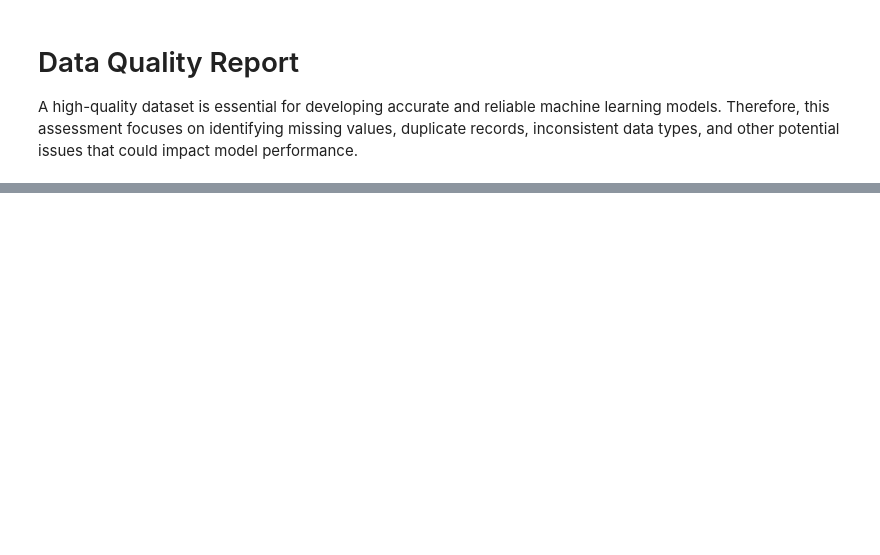
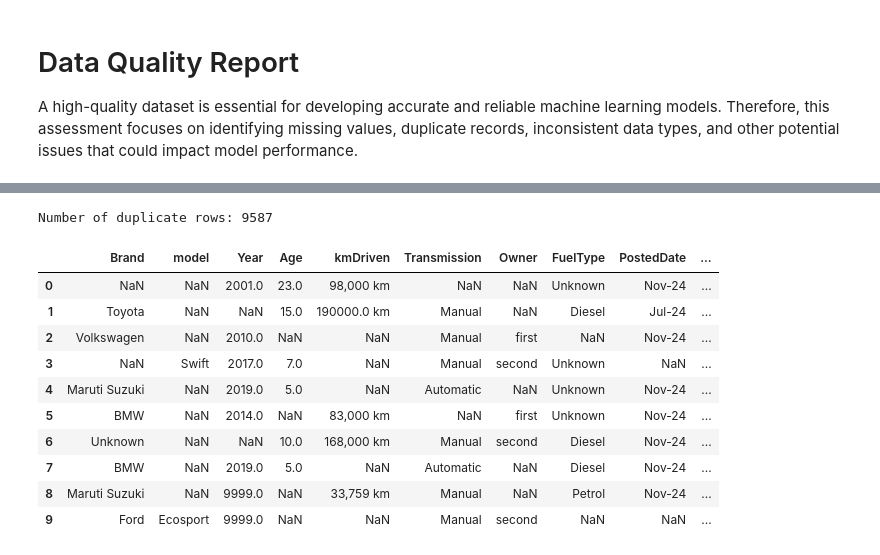
Before and after one commit to JacquaM/DriveValue-AI, a Jupyter notebook: notebooks/01_Data_Audit.ipynb, the cells around one changed output, grey strips where cells are left out. Cells and saved outputs as stored; diff of their text form; code cells hidden in the pictures; blank space fills up the shorter version.

```diff
--- a/notebooks/01_Data_Audit.ipynb
+++ b/notebooks/01_Data_Audit.ipynb
@@ -311,0 +300,20 @@ A high-quality dataset is essential for developing accurate and reliable machine
+# %%
+print(f"Number of duplicate rows: {df.duplicated().sum()}")
+# %% [output]
+Number of duplicate rows: 9587
+# %%
+duplicates = df[df.duplicated(keep=False)]
+
+duplicates.head(10)
+# %% [output]
+|  | Brand | model | Year | Age | kmDriven | Transmission | Owner | FuelType | PostedDate | ... |
+| 0 | NaN | NaN | 2001.0 | 23.0 | 98,000 km | NaN | NaN | Unknown | Nov-24 | ... |
+| 1 | Toyota | NaN | NaN | 15.0 | 190000.0 km | Manual | NaN | Diesel | Jul-24 | ... |
+| 2 | Volkswagen | NaN | 2010.0 | NaN | NaN | Manual | first | NaN | Nov-24 | ... |
+| 3 | NaN | Swift | 2017.0 | 7.0 | NaN | Manual | second | Unknown | NaN | ... |
+| 4 | Maruti Suzuki | NaN | 2019.0 | 5.0 | NaN | Automatic | NaN | Unknown | Nov-24 | ... |
+| 5 | BMW | NaN | 2014.0 | NaN | 83,000 km | NaN | first | Unknown | Nov-24 | ... |
+| 6 | Unknown | NaN | NaN | 10.0 | 168,000 km | Manual | second | Diesel | Nov-24 | ... |
+| 7 | BMW | NaN | 2019.0 | 5.0 | NaN | Automatic | NaN | Diesel | Nov-24 | ... |
+| 8 | Maruti Suzuki | NaN | 9999.0 | NaN | 33,759 km | Manual | NaN | Petrol | Nov-24 | ... |
+| 9 | Ford | Ecosport | 9999.0 | NaN | NaN | Manual | second | NaN | NaN | ... |
```
Also changed, not shown: parts of 25 cells of this notebook, 1 other file.
